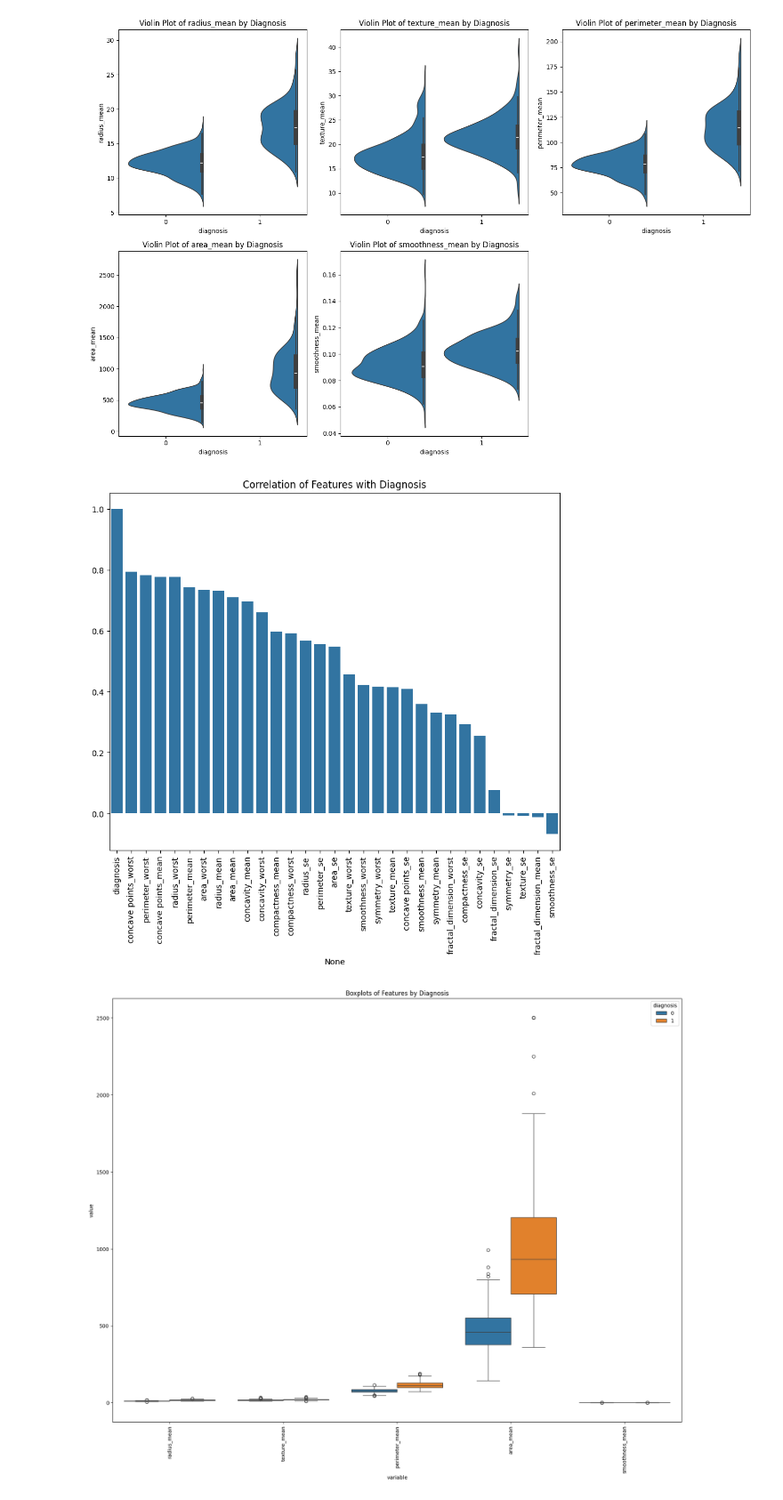
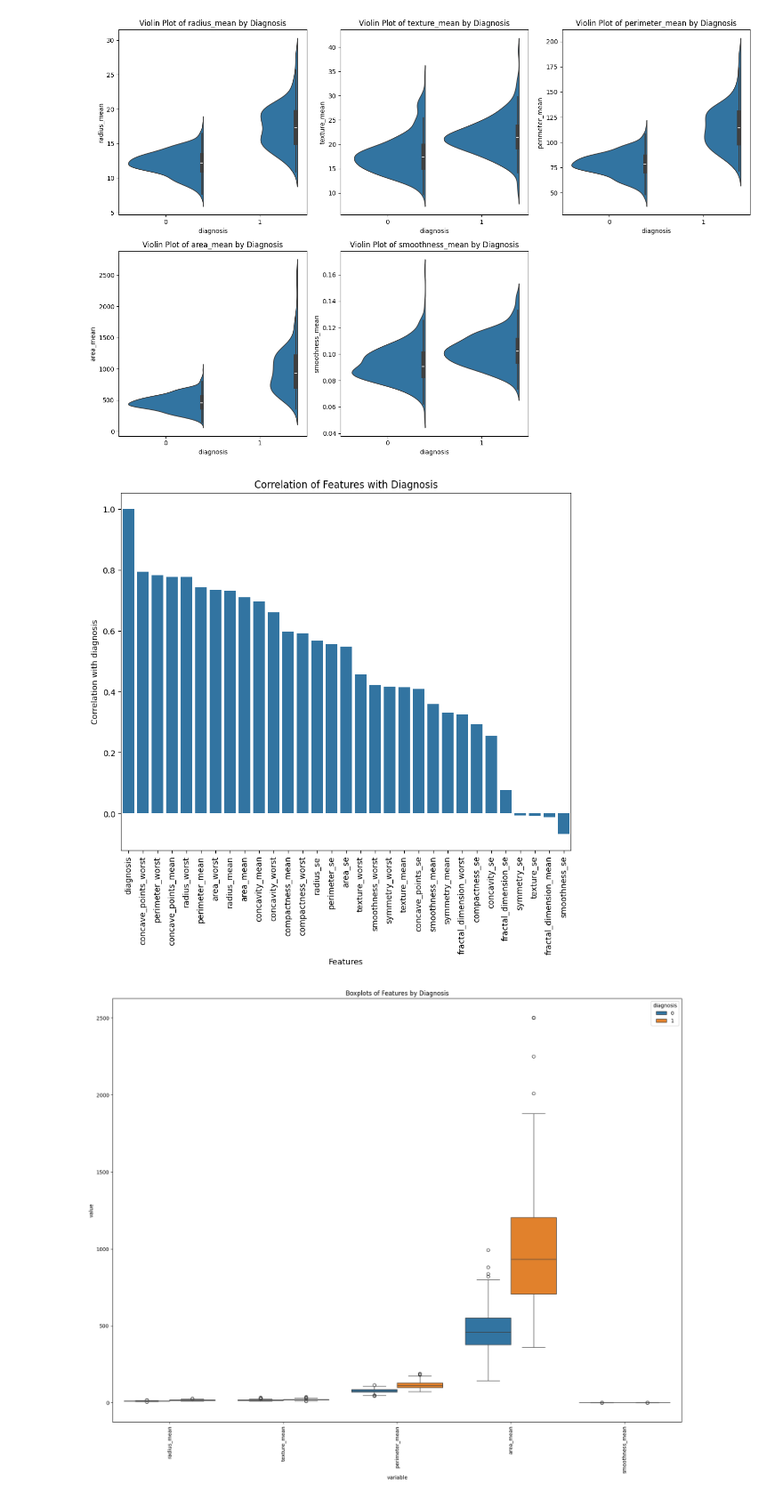
Before and after one commit to SusanVincent/Project, a Jupyter notebook: cancer.ipynb, the cells around one changed output. Shown at 89% size. Cells and saved outputs as stored; diff of their text form; code cells hidden in the pictures.

```diff
--- a/cancer.ipynb
+++ b/cancer.ipynb
@@ -7,0 +6,4 @@ df = pd.read_csv(r'data.csv')
+# %%
+from google.colab import drive
+drive.mount('/content/drive')
+df = pd.read_csv('/content/drive/My Drive/data.csv')
@@ -51,6 +56,7 @@ memory usage: 146.8+ KB
 # %%
-# Drop the 'Unnamed: 32' and 'id' columns as they are not needed
-df = df.drop(columns=['Unnamed: 32', 'id'])
+# Drop the'id' columns as it is not needed
+
+df = df.drop(columns=['id'])
 # %%
 # Check for missing values
 missing_values = df.isnull().sum()
@@ -167,13 +173,15 @@ plt.show()
 # %%
 # Calculate correlation with the diagnosis
 corr_with_diagnosis = corr_matrix['diagnosis'].sort_values(ascending=False)
 
 # Plot the correlations
 plt.figure(figsize=(10, 8))
 sns.barplot(x=corr_with_diagnosis.index, y=corr_with_diagnosis.values)
 plt.title('Correlation of Features with Diagnosis')
 plt.xticks(rotation=90)
+plt.xlabel('Features')
+plt.ylabel('Correlation with diagnosis')
 plt.show()
 # %% [output]
-[figure, old version]
+[figure, new version]
 # %%
```
Also changed, not shown: parts of 9 cells of this notebook.
